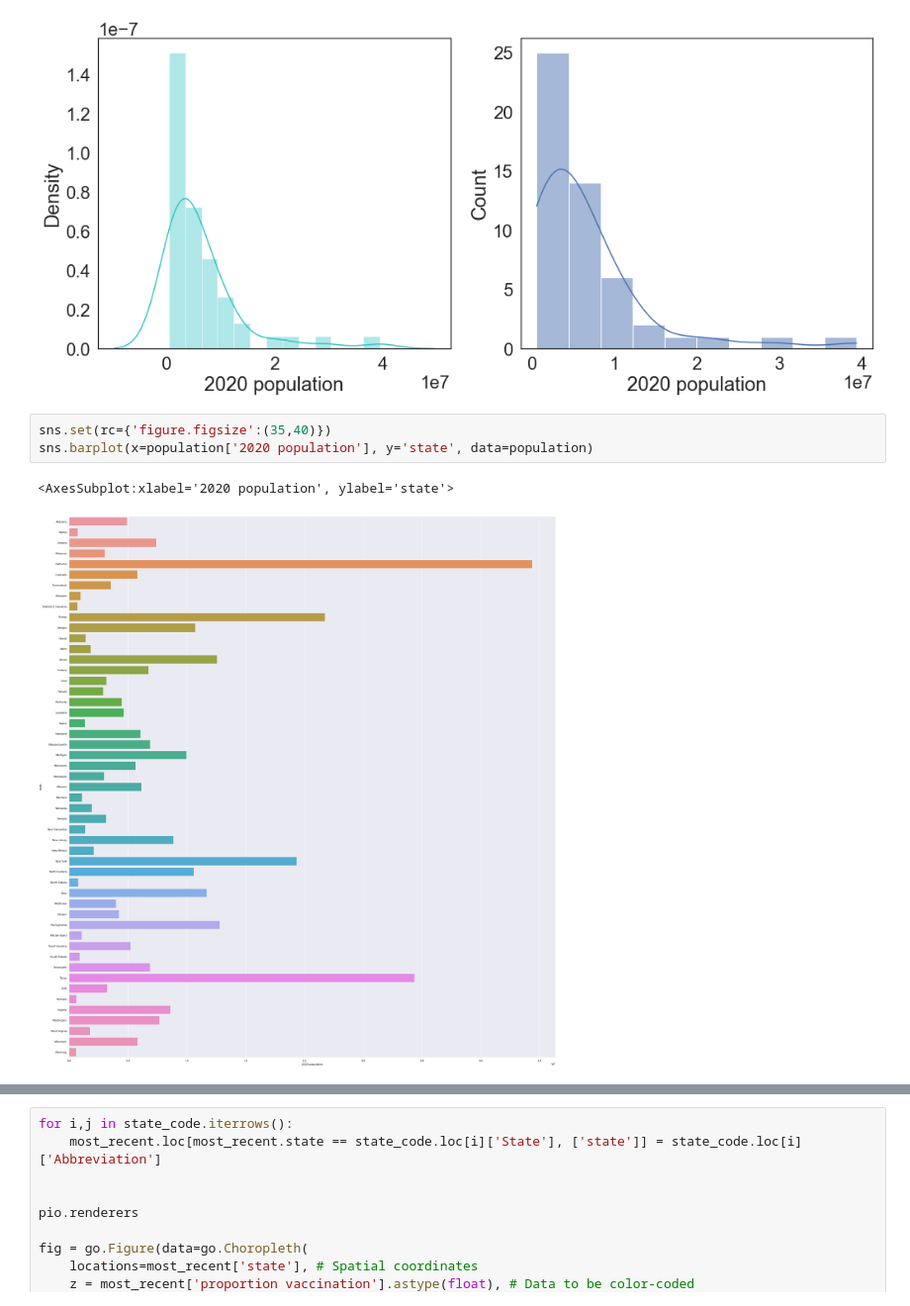
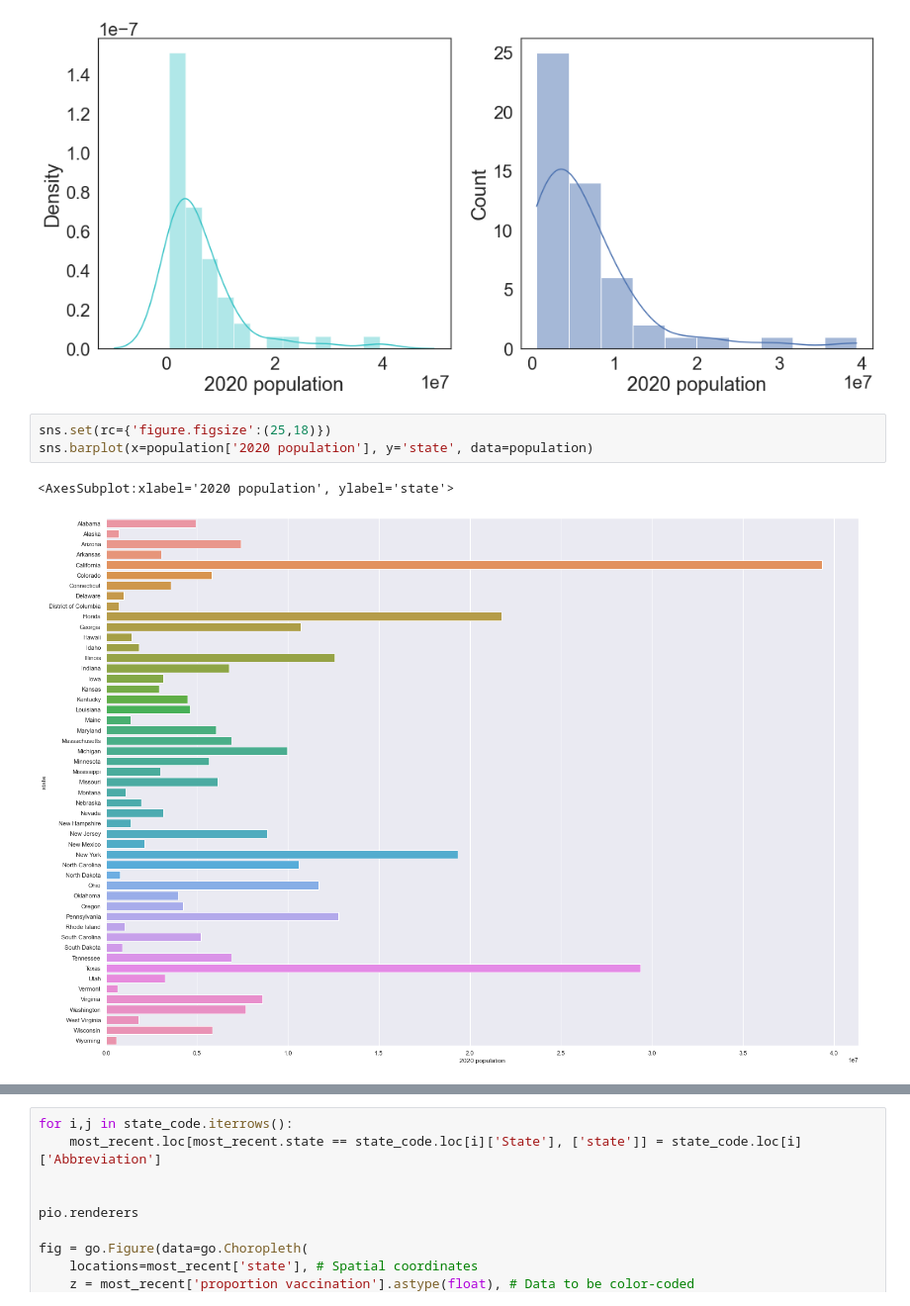
Before and after one commit to COGS108/group042_wi21, a Jupyter notebook: EDACheckpoint_group042.ipynb, the cells around one changed output, grey strips where cells are left out. Shown at 99% size. Drawn from its saved outputs; the diff is of its cells as text.

```diff
--- a/EDACheckpoint_group042.ipynb
+++ b/EDACheckpoint_group042.ipynb
@@ -159,8 +190,8 @@ sns.histplot(population['2020 population'], bins=10, kde=True)
 <AxesSubplot:xlabel='2020 population', ylabel='Count'>
 [figure]
 # %%
-sns.set(rc={'figure.figsize':(35,40)})
+sns.set(rc={'figure.figsize':(25,18)})
 sns.barplot(x=population['2020 population'], y='state', data=population)
 # %% [output]
 <AxesSubplot:xlabel='2020 population', ylabel='state'>
-[figure, old version]
+[figure, new version]
```
Also changed, not shown: parts of 22 cells of this notebook.
